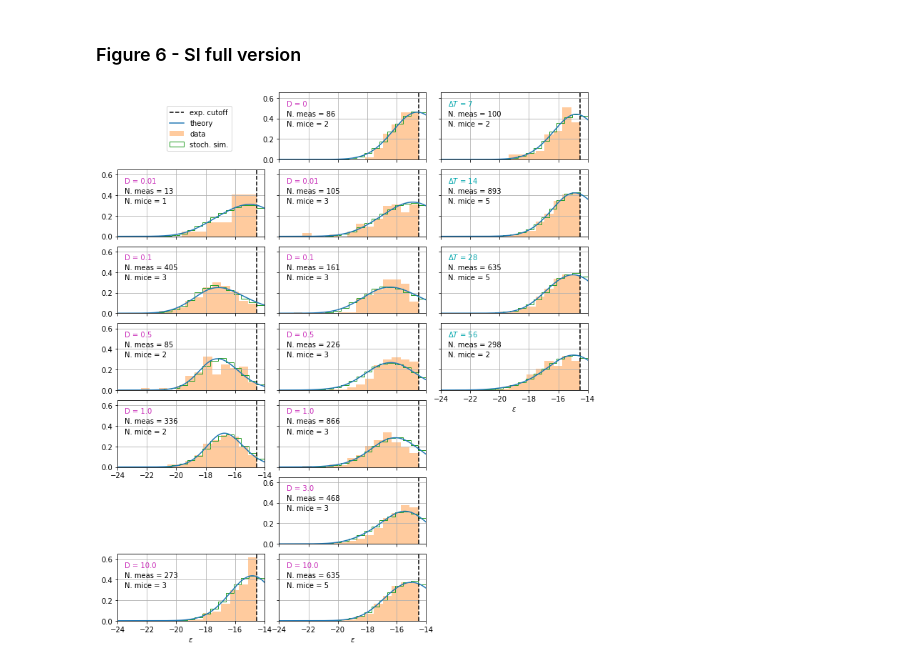
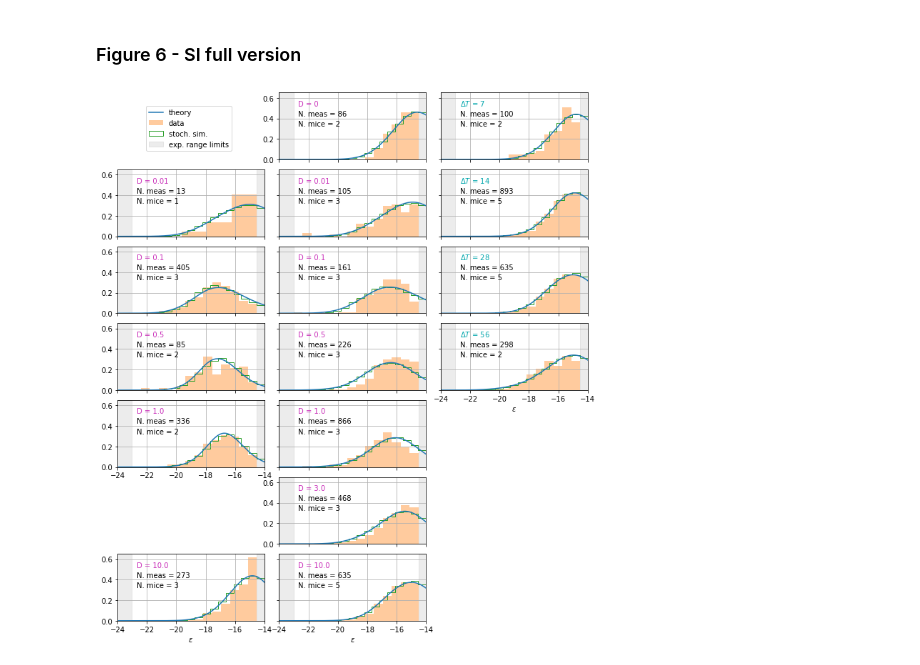
Before and after one commit to mmolari/affinity_maturation, a Jupyter notebook: figure_5.ipynb, the cells around one changed output. Saved outputs shown, nothing was run; the diff lists cells and outputs as text; code cells hidden in the pictures.

Commit message:
Cleaned up the repo, added zip data file for stoch sim fig 5.

```diff
--- a/figure_5.ipynb
+++ b/figure_5.ipynb
@@ -49,17 +56,21 @@ c_time = np.array([0,167,173])/256
 # define bins for dataset histogram
 dset_bins = np.linspace(low_en_exp_cutoff,high_en_exp_cutoff,15)
 
+# plot limits
+xlims = [-24, -14]
+
 # define plot function for every subfigure
 def draw_subplot(ax, ds, det_pf):
-    # plot experimental cutoff line
-    ax.axvline(high_en_exp_cutoff, ls='--', c='k', label='exp. cutoff')
     # plot experimental measurements
     plot_dset_hist(ax, ds, dset_bins)
     # plot deterministic model prediction
     plot_exp_normalized_pop(ax, det_pf)
+    # plot experimental sensitivity range
+    ax.axvspan(xlims[0], low_en_exp_cutoff, color='gray', alpha=0.15, label='exp. range limits')
+    ax.axvspan(high_en_exp_cutoff, xlims[1], color='gray', alpha=0.15)
     # print the number of measurements and mice per scheme
-    ax.text(0.05, 0.65, f'N. meas = {ds.all_en().size}', transform=ax.transAxes)
-    ax.text(0.05, 0.50, f'N. mice = {len(ds.en)}', transform=ax.transAxes)
+    ax.text(0.13, 0.65, f'N. meas = {ds.all_en().size}', transform=ax.transAxes)
+    ax.text(0.13, 0.50, f'N. mice = {len(ds.en)}', transform=ax.transAxes)
     # activate the grid
     ax.grid(True)
 
@@ -81,7 +92,7 @@ for n_ax, D in enumerate(plot_D_1):
     draw_subplot(ax[n_ax,0], ds, det_pf)
 
     # specify the Ag dosage
-    ax[n_ax,0].text(0.05, 0.8, f'D = {ds.D_inj[0]}', transform=ax[n_ax,0].transAxes, color=c_dose)
+    ax[n_ax,0].text(0.13, 0.8, f'D = {ds.D_inj[0]}', transform=ax[n_ax,0].transAxes, color=c_dose)
 
 # plot scheme 2
 for n_ax, D in enumerate(plot_D_2):
@@ -95,7 +106,7 @@ for n_ax, D in enumerate(plot_D_2):
     draw_subplot(ax[n_ax,1], ds, det_pf)
 
     # specify the Ag dosage
-    ax[n_ax,1].text(0.05, 0.8, f'D = {ds.D_inj[0]}', transform=ax[n_ax,1].transAxes, color=c_dose)
+    ax[n_ax,1].text(0.13, 0.8, f'D = {ds.D_inj[0]}', transform=ax[n_ax,1].transAxes, color=c_dose)
 
 # plot scheme 3
 for n_ax, T in enumerate(plot_T_3):
@@ -109,7 +120,7 @@ for n_ax, T in enumerate(plot_T_3):
     draw_subplot(ax[n_ax,2], ds, det_pf)
 
     # specify the injection time delay
-    ax[n_ax,2].text(0.05, 0.8, r'$\Delta T$' + f' = {ds.T_delay[0]}', transform=ax[n_ax,2].transAxes, color=c_time)
+    ax[n_ax,2].text(0.13, 0.8, r'$\Delta T$' + f' = {ds.T_delay[0]}', transform=ax[n_ax,2].transAxes, color=c_time)
 
 
 # final figure setup
@@ -120,7 +131,7 @@ for i in range(3):
 
 plt.tight_layout()
 fig.subplots_adjust(hspace=0.15)
-plt.savefig('figures/fig_5/fig_5.pdf')
-plt.savefig('figures/fig_5/fig_5.svg')
+plt.savefig(save_folder / 'fig_5.pdf')
+plt.savefig(save_folder / 'fig_5.svg')
 plt.show()
 # %% [output]
@@ -142,7 +153,7 @@ for n_ds, ds in enumerate(dsets):
 stoch_rps = np.array(stoch_rps)
 
 # save the results in a pickle file
-with open('figures/fig_5/stoch_sim_results.pkl', 'wb') as f:
+with open(save_folder / 'stoch_sim_results.pkl', 'wb') as f:
     pkl.dump(stoch_rps, f)
     f.close()
 # %% [output]
@@ -174,6 +206,7 @@ from utilities.dataset_interface import extract_scheme_info
 from utilities.plot_dataset import plot_dset_hist
 from utilities.plot_det_pop import plot_exp_normalized_pop
 from utilities.plot_stoch_pop import plot_stoch_avg_energy_distr_exp_norm
+
 
 # extract the list of attributes of the immunization schemes
 mp_ds, D_ds, T_ds = extract_scheme_info(dsets)
@@ -192,17 +225,18 @@ def draw_subplot(ax, ds, det_pf, stoch_pfs):
         ds_bins = np.linspace(low_en_exp_cutoff,high_en_exp_cutoff,6)
     else:
         ds_bins = dset_bins
-    # plot experimental cutoff line
-    ax.axvline(high_en_exp_cutoff, ls='--', c='k', label='exp. cutoff')
     # plot experimental measurements
     plot_dset_hist(ax, ds, ds_bins)
     # plot average stochastic distribution
     plot_stoch_avg_energy_distr_exp_norm(ax, stoch_pfs, stoch_bins)
     # plot deterministic model prediction
     plot_exp_normalized_pop(ax, det_pf)
+    # plot experimental sensitivity range
+    ax.axvspan(xlims[0], low_en_exp_cutoff, color='gray', alpha=0.15, label='exp. range limits')
+    ax.axvspan(high_en_exp_cutoff, xlims[1], color='gray', alpha=0.15)
     # print the number of measurements and mice per scheme
-    ax.text(0.05, 0.65, f'N. meas = {ds.all_en().size}', transform=ax.transAxes)
-    ax.text(0.05, 0.50, f'N. mice = {len(ds.en)}', transform=ax.transAxes)
+    ax.text(0.13, 0.65, f'N. meas = {ds.all_en().size}', transform=ax.transAxes)
+    ax.text(0.13, 0.50, f'N. mice = {len(ds.en)}', transform=ax.transAxes)
     ax.grid(True)
 
 # setup figure
@@ -223,7 +257,7 @@ for n_ax, D in enumerate(D_list):
         draw_subplot(ax[n_ax,0], ds, det_pf, stoch_pfs)
 
         # specify the Ag dosage
-        ax[n_ax,0].text(0.05, 0.8, f'D = {ds.D_inj[0]}', transform=ax[n_ax,0].transAxes, color=c_dose)
+        ax[n_ax,0].text(0.13, 0.8, f'D = {ds.D_inj[0]}', transform=ax[n_ax,0].transAxes, color=c_dose)
     else:
         # otherwise remove the plot
         ax[n_ax, 0].remove()
@@ -241,7 +275,7 @@ for n_ax, D in enumerate(D_list):
     draw_subplot(ax[n_ax,1], ds, det_pf, stoch_pfs)
 
     # specify the Ag dosage
-    ax[n_ax,1].text(0.05, 0.8, f'D = {ds.D_inj[0]}', transform=ax[n_ax,1].transAxes, color=c_dose)
+    ax[n_ax,1].text(0.13, 0.8, f'D = {ds.D_inj[0]}', transform=ax[n_ax,1].transAxes, color=c_dose)
 
 # plot scheme 3
 for n_ax, T in enumerate(plot_T_3):
@@ -250,34 +284,34 @@ for n_ax, T in enumerate(plot_T_3):
     # select the correct dataset, corresponding deterministic and stochastic simulation
     ds = dsets[mask][0]
     det_pf = det_rps[mask][0]
     stoch_pfs = stoch_rps[mask][0]
 
     # plot the data histogram and the normalized distribution
     draw_subplot(ax[n_ax,2], ds, det_pf, stoch_pfs)
 
     # specify the injection time delay
-    ax[n_ax,2].text(0.05, 0.8, r'$\Delta T$' + f' = {ds.T_delay[0]}', transform=ax[n_ax,2].transAxes, color=c_time)
+    ax[n_ax,2].text(0.13, 0.8, r'$\Delta T$' + f' = {ds.T_delay[0]}', transform=ax[n_ax,2].transAxes, color=c_time)
 
 # remove extra plots for scheme 3
 for n_ax in range(len(T_list), 7):
     ax[n_ax, 2].remove()
 
 # final figure setup
 ax[1,0].legend(loc='upper right', bbox_to_anchor=(0.8, 2))
 ax[-1,0].set_xlim(-24, -14)
 ax[-1,0].set_xlabel(r'$\epsilon$')
 ax[-1,1].set_xlabel(r'$\epsilon$')
 ax[3,2].set_xlabel(r'$\epsilon$')
 # set the ticks close to the removed axes
 ax[3,2].xaxis.set_tick_params(which='both', labelleft=True)
 ax[4,0].xaxis.set_tick_params(which='both', labelleft=True)
 ax[0,1].yaxis.set_tick_params(which='both', labelleft=True)
 ax[5,1].yaxis.set_tick_params(which='both', labelleft=True)
 
 plt.tight_layout()
 fig.subplots_adjust(hspace=0.15, wspace=0.1)
-plt.savefig('figures/fig_5/fig_5_SI.pdf')
-plt.savefig('figures/fig_5/fig_5_SI.svg')
+plt.savefig(save_folder / 'fig_5_SI.pdf')
+plt.savefig(save_folder / 'fig_5_SI.svg')
 plt.show()
 # %% [output]
-[figure, old version]
+[figure, new version]
```
Also changed, not shown: parts of 6 cells of this notebook, 13 other files.
